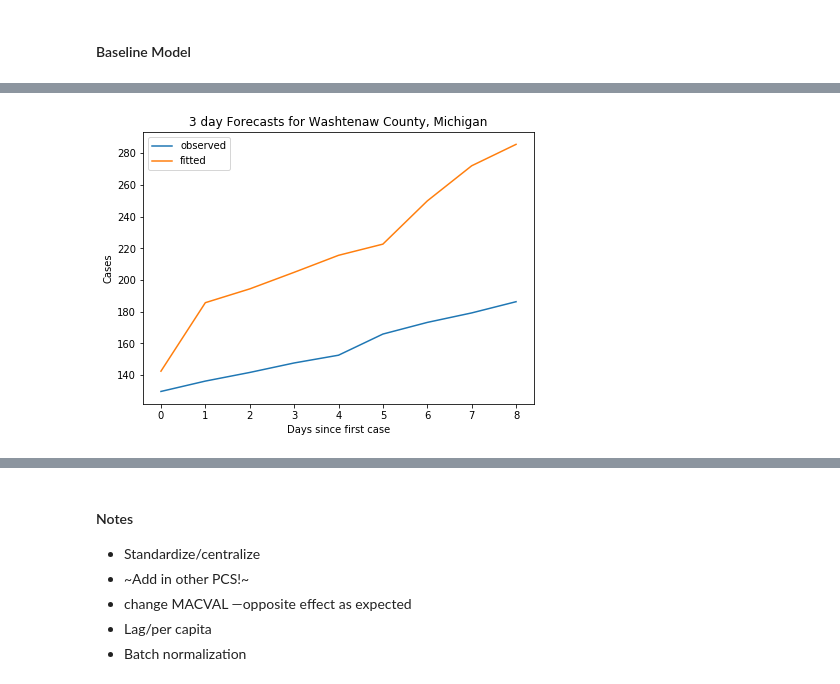
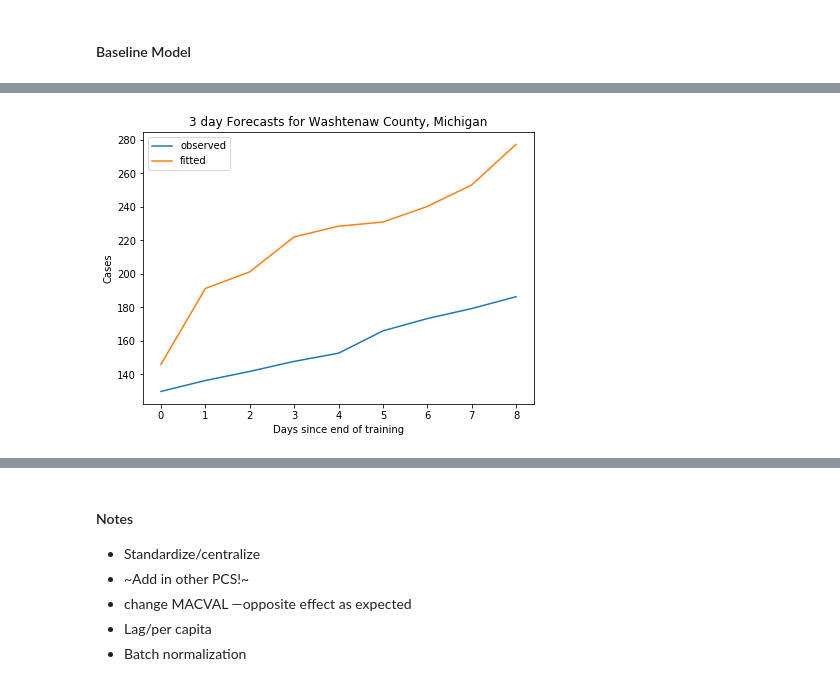
Before and after one commit to dafriedman97/COVID19_forecasts, a Jupyter notebook: forecasts.ipynb, the cells around one changed output, grey strips where cells are left out. Cells and saved outputs as stored; diff of their text form; code cells hidden in the pictures.

```diff
--- a/forecasts.ipynb
+++ b/forecasts.ipynb
@@ -270,6 +243,6 @@ sns.lineplot(range(len(history.history['val_loss'])), history.history['val_loss'
 # %%
-# mod.save(f'models/mod{N_COMPONENTS}_{target}_avgnotpc_and_forecasts.h5')
-# mod = load_model(f'models/mod{N_COMPONENTS}_{target}_avgnotpc_and_forecasts.h5')
+mod.save(f'models/mod.h5')
+mod = load_model(f'models/mod.h5')
 # %%
 yhat = mod.predict(X)
 # %%
@@ -299,21 +275,21 @@ grouped = joint.groupby(['state','county','ID'])
 county_lens = grouped.apply(len).values
 nsamples = sum(np.maximum(county_lens - (nback + nahead - 1), 0)) # counts total number of samples we need # note that if it's shorter than nahead + nback, skip it
 # %%
-# only run the commented out stuff if X/y/states/counties aren't already saved
-Xtest = np.empty((nsamples, nback, len(predictors)))
-ytest = np.empty((nsamples, nahead))
-statestest = []
-countiestest = []
+# # only run the commented out stuff if X/y/states/counties aren't already saved
+# Xtest = np.empty((nsamples, nback, len(predictors)))
+# ytest = np.empty((nsamples, nahead))
+# statestest = []
+# countiestest = []
 
-index = 0
-for (state, county, ID), data in grouped:
-    if len(data) < nback + nahead:
-        continue
-    for i in range(nback, len(data) - nahead + 1):
-        Xtest[index] = data.iloc[i-nback: i][predictors]
-        ytest[index] = data[target].iloc[i:i + nahead]
-        statestest.append(state)
-        countiestest.append(county)
-        index += 1
-statestest = np.array(statestest)
-countiestest = np.array(countiestest)
+# index = 0
+# for (state, county, ID), data in grouped:
+#     if len(data) < nback + nahead:
+#         continue
+#     for i in range(nback, len(data) - nahead + 1):
+#         Xtest[index] = data.iloc[i-nback: i][predictors]
+#         ytest[index] = data[target].iloc[i:i + nahead]
+#         statestest.append(state)
+#         countiestest.append(county)
+#         index += 1
+# statestest = np.array(statestest)
+# countiestest = np.array(countiestest)
@@ -320,22 +299,19 @@ countiestest = np.array(countiestest)
 # %%
 yhattest = mod.predict(Xtest)
 # %%
-county = 'Hudson'
-state = 'New Jersey'
-
 county = 'Washtenaw'
 state = 'Michigan'
 
 
 countyy = ytest[(countiestest == county) & (statestest == state)]
 countyyhat = yhattest[(countiestest == county) & (statestest == state)]
 county_obs = len(countyy)
 
 fig, ax = plt.subplots(figsize = (7,5))
 d = 2
 sns.lineplot(range(county_obs), countyy[:,d], label = 'observed')
 sns.lineplot(range(county_obs), countyyhat[:,d], label = 'fitted')
-ax.set(xlabel = 'Days since first case', ylabel = 'Cases', title = f'{d + 1} day Forecasts for {county} County, {state}');
+ax.set(xlabel = 'Days since end of training', ylabel = 'Cases', title = f'{d + 1} day Forecasts for {county} County, {state}');
 # %% [output]
-[figure, old version]
+[figure, new version]
 # %%
```
Also changed, not shown: parts of 18 cells of this notebook, 19 other files.
